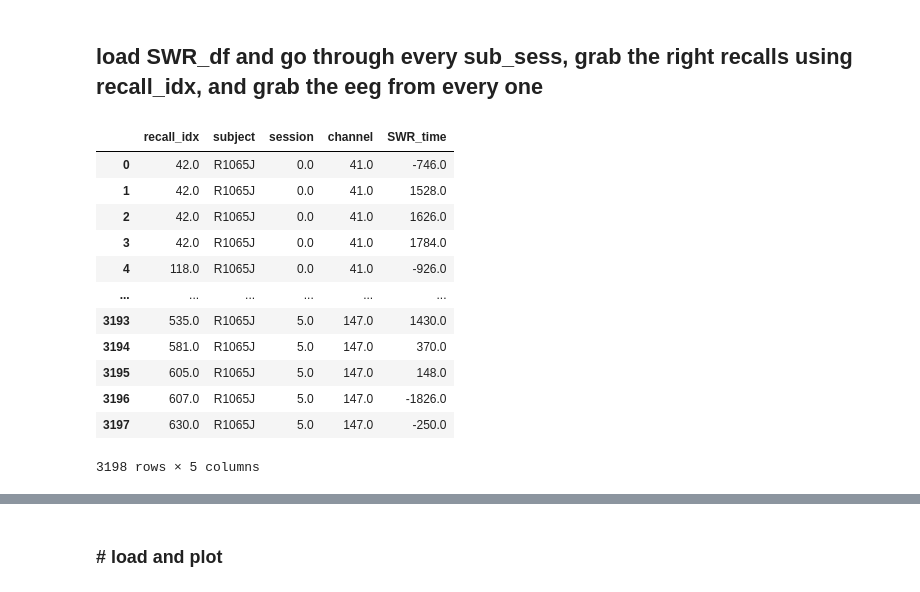
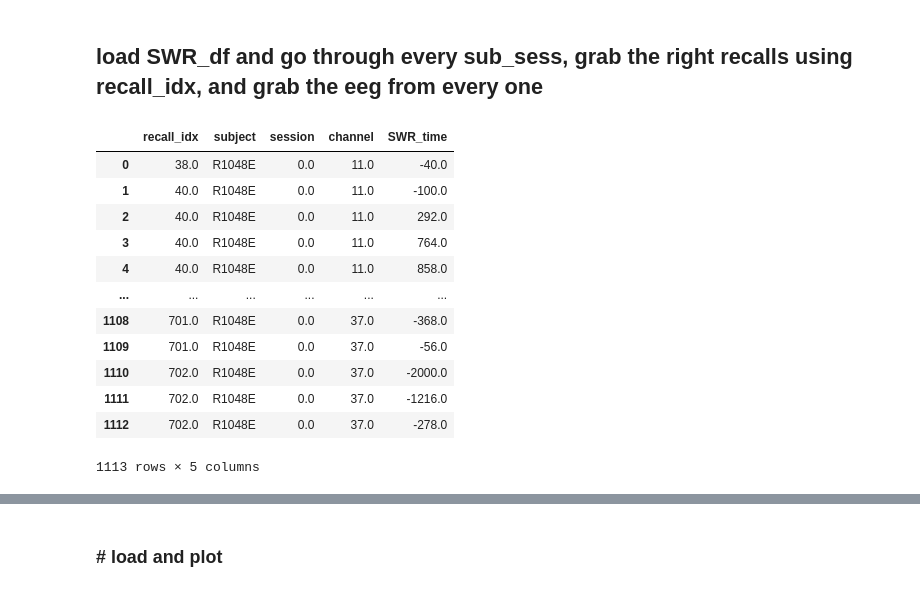
Before and after one commit to jjsakon/SWR, a Jupyter notebook: code/SWRanalysisSpectrograms.ipynb, the cells around one changed output, grey strips where cells are left out. Drawn from its saved outputs; the diff is of its cells as text; code cells hidden in the pictures.

```diff
--- a/code/SWRanalysisSpectrograms.ipynb
+++ b/code/SWRanalysisSpectrograms.ipynb
@@ -53,14 +53,14 @@ The autoreload extension is already loaded. To reload it, use:
 # subs = ['R1379E','R1402E','R1396T','R1395M','R1415T','R1389J','R1404E']  # test subs for eeg offset correction
 # subs = ['R1048E','R1054J'] # nice example FR1 subs
 # subs = ['R1048E','R1112M'] # couple of FR1 subs
-subs = ['R1065J'] #['R1048E']
+subs = ['R1048E'] #['R1065J'] #['R1048E']
 # subs = ['R1293P']
 # subs = ['R1334T']
 
 sub_df = df[(df.subject.isin(subs))  & (df.experiment == exp)] # all sessions for subs
 # sub_df = df[(df.subject.isin(subs))  & (df.experiment == exp) & (df.session==1)] # single session
 # sub_df = df[(df.experiment == exp) & (df.session == 0)] # all FR subs
-# sub_df = sub_df[0:1]
+sub_df = sub_df[0:1]
 sub_df
 # %% [output]
 |  | Recognition | all_events | contacts | experiment | import_type | localization | math_events | montage | ... |
@@ -574,12 +569,12 @@ Entorhinal electrodes: 100
 
 ### params that clusterRun used (note that exp is defined in first cell so can get exp_df above)
 selected_period = 'surrounding_recall' # surrounding_recall # whole_retrieval # encoding
-recall_type_switch = 6
+recall_type_switch = 0
 
 recall_minimum = 2000 # used if recall_type_switch = 3
 region_name = 'HPC' #'ENT' #'HPC' #HPC_ENT #ENT #HPC # PHC
 remove_soz_ictal = False
-filter_type = 'hamming125200' #'butter' # butter/hamming/hamming125200
+filter_type = 'hamming' #'butter' # butter/hamming/hamming125200
 ###
 
 # get strings for path name for save and loading cluster data
@@ -662,7 +657,7 @@ for row in sub_df.itertuples(): #sub_df.itertuples():  #half_df.itertuples(): ##
 
     except Exception as e:
         LogDFExceptionLine(row, e, 'ClusterLoadSWR_log.txt')
-print('**Done reading data**')
+print('** Done reading data for '+sub+' **')
 
 # loading *all* the recalls with 0, but if it's 4 or 6 load just those trials
 
@@ -737,7 +732,7 @@ select_intrusions_next = 0               # select recalls that lead to intrusion
 
 # select for subfield if HPC
 if select_subfield == True:
-    location_selected = 'dg' #'dg' # 'ca3' # 'dg' 'ca1' # sub # ['dg','ca1']
+    location_selected = 'ca1' #'dg' # 'ca3' # 'dg' 'ca1' # sub # ['dg','ca1']
         # left # right # left hippocampus # right hippocampus # hippocampus
         # to see number of each: sum(np.array([names.find('sub') for names in HPC_names])>=0)
 else:
@@ -862,29 +857,29 @@ done saving
 ## load SWR_df and go through every sub_sess, grab the right recalls using recall_idx, and grab the eeg from every one
 # %%
 # run "## bulk load data" above with the sub_df you want first to get right setup variables then load from here:
-location_selected = 'dg' # 'ca1' '' for ENT or PHC
+location_selected = 'ca1' # 'ca1' '' for ENT or PHC
 
 path_name = '/home1/john/SWR/compiled/ripple_time_dfs/'
 fn = os.path.join(path_name,
     'SWR_df_'+exp+'_'+region_name+'_'+location_selected+'_'+str(recall_type_switch)+'_'+soz_label+'_'+filter_type+'.p')
 with open(fn,'rb') as f:
     dat = pickle.load(f)
     SWR_df = dat['SWR_df']
 SWR_df
 # %% [output]
 |  | recall_idx | subject | session | channel | SWR_time |
-| 0 | 42.0 | R1065J | 0.0 | 41.0 | -746.0 |
-| 1 | 42.0 | R1065J | 0.0 | 41.0 | 1528.0 |
-| 2 | 42.0 | R1065J | 0.0 | 41.0 | 1626.0 |
-| 3 | 42.0 | R1065J | 0.0 | 41.0 | 1784.0 |
-| 4 | 118.0 | R1065J | 0.0 | 41.0 | -926.0 |
+| 0 | 38.0 | R1048E | 0.0 | 11.0 | -40.0 |
+| 1 | 40.0 | R1048E | 0.0 | 11.0 | -100.0 |
+| 2 | 40.0 | R1048E | 0.0 | 11.0 | 292.0 |
+| 3 | 40.0 | R1048E | 0.0 | 11.0 | 764.0 |
+| 4 | 40.0 | R1048E | 0.0 | 11.0 | 858.0 |
 | ... | ... | ... | ... | ... | ... |
-| 3193 | 535.0 | R1065J | 5.0 | 147.0 | 1430.0 |
-| 3194 | 581.0 | R1065J | 5.0 | 147.0 | 370.0 |
-| 3195 | 605.0 | R1065J | 5.0 | 147.0 | 148.0 |
-| 3196 | 607.0 | R1065J | 5.0 | 147.0 | -1826.0 |
-| 3197 | 630.0 | R1065J | 5.0 | 147.0 | -250.0 |
+| 1108 | 701.0 | R1048E | 0.0 | 37.0 | -368.0 |
+| 1109 | 701.0 | R1048E | 0.0 | 37.0 | -56.0 |
+| 1110 | 702.0 | R1048E | 0.0 | 37.0 | -2000.0 |
+| 1111 | 702.0 | R1048E | 0.0 | 37.0 | -1216.0 |
+| 1112 | 702.0 | R1048E | 0.0 | 37.0 | -278.0 |
-3198 rows × 5 columns
+1113 rows × 5 columns
 # %%
 from ptsa.data.filters import MorletWaveletFilter
 
```
Also changed, not shown: parts of 10 cells of this notebook, 1 other file.
